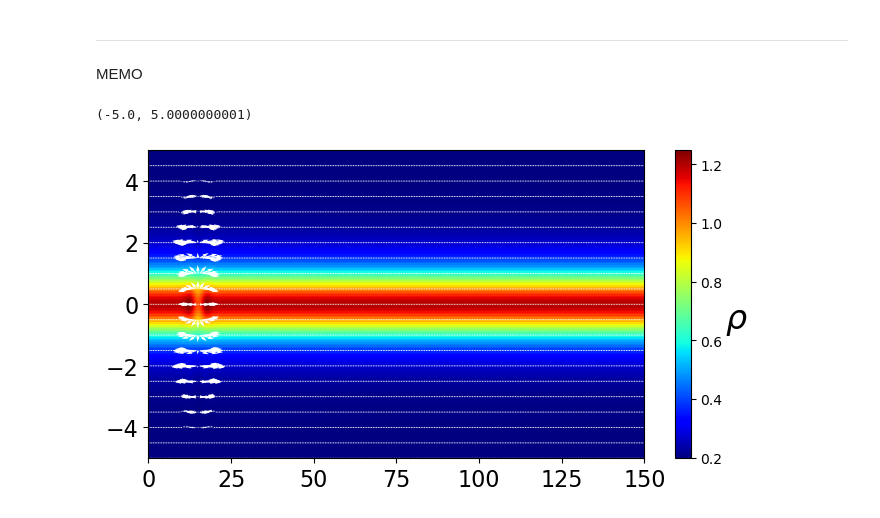
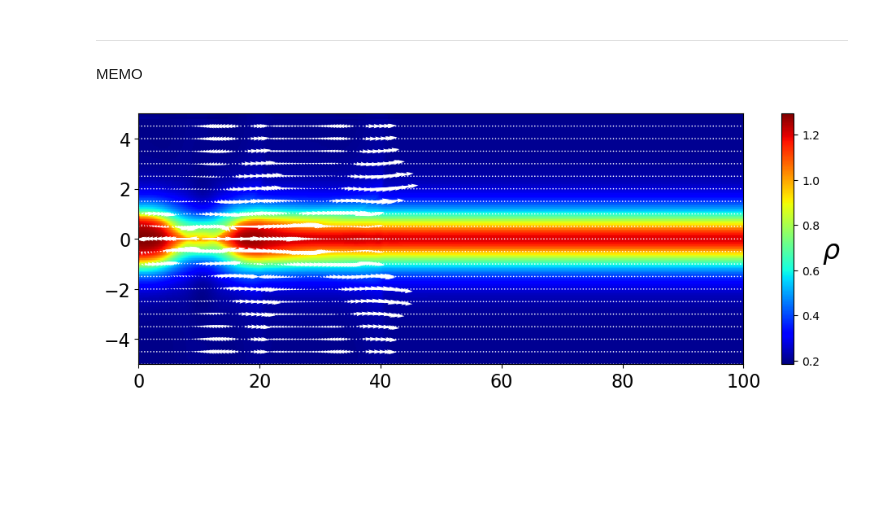
Before and after one commit to Keita-A/RadiativeMHD-simulation, a Jupyter notebook: MR.ipynb, the cells around one changed output. Saved outputs shown, nothing was run; the diff lists cells and outputs as text; code cells hidden in the pictures; blank space fills up the shorter version.

```diff
--- a/MR.ipynb
+++ b/MR.ipynb
@@ -459,16 +459,16 @@ B0 = 1.0
 rho0 = 1.0
 sheat_thickness = 1.0
 p0 = B0**2 / 2.0 #カレントシート中央での圧力
-beta_upstream = 0.5
+beta_upstream = 0.2
 VA = B0 / np.sqrt(rho0)
-x_max = 150.0
+x_max = 100.0
 y_max = 5.0
 dx = sheat_thickness / 20.0
 dy = dx
 nx = int(x_max / dx)
 ny = int(2.0 * y_max / dy)
 dt = 0.0
-CFL = 0.4
+CFL = 0.2
 x = np.arange(0.0, x_max, dx)
 y = np.arange(-y_max, y_max, dy)
 X, Y = np.meshgrid(x, y)
@@ -504,37 +504,37 @@ F_bar = np.zeros(F.shape)
 G = np.zeros(U.shape)
 G_bar = np.zeros(G.shape)
 # %%
-fig = plt.figure(figsize=(8, 4))
+fig = plt.figure(figsize=(12, 4))
 ax1 = fig.add_subplot(111)
 
 log = np.loadtxt("log_PI.txt", delimiter=',')
-step = 300
+step = 15000
 
 U = np.load(f"results_PI/U_{step}.npy")
 rho = U[0, :, :]
 u = U[1, :, :] / rho
 v = U[2, :, :] / rho
 w = U[3, :, :] / rho
 Bx = U[4, :, :]
 By = U[5, :, :]
 Bz = U[6, :, :]
 e = U[7, :, :]
 p = (gamma-1) * (e - rho*(u**2+v**2+w**2)/2 - (Bx**2+By**2+Bz**2)/2)
 magnetic_pressure = 1/2 * (Bx**2+By**2+Bz**2)
 pT = p + magnetic_pressure
 
 contour = ax1.pcolormesh(X, Y, (rho).T, cmap='jet')
 cbar = plt.colorbar(contour, ax=ax1)
 cbar.set_label(r"$\rho$", fontsize=24, rotation=0, labelpad=10)
 quiver_interval = 10
 ax1.quiver(X[::quiver_interval, ::quiver_interval], Y[::quiver_interval, ::quiver_interval],
         u[::quiver_interval, ::quiver_interval].T, v[::quiver_interval, ::quiver_interval].T,
         scale=2, color='white')
 
 #ax1.text(0.8, 1.02, f"t = {log[int(step/100)][1]:.3f}", transform=ax1.transAxes, fontsize=16)
 ax1.tick_params(labelsize=16)
 ax1.set_xlim(0.0, x_max+1e-10)
 ax1.set_ylim(-y_max, y_max+1e-10)
+plt.show()
 # %% [output]
-(-5.0, 5.0000000001)
-[figure, old version]
+[figure, new version]
```
Also changed, not shown: 1 other file.
